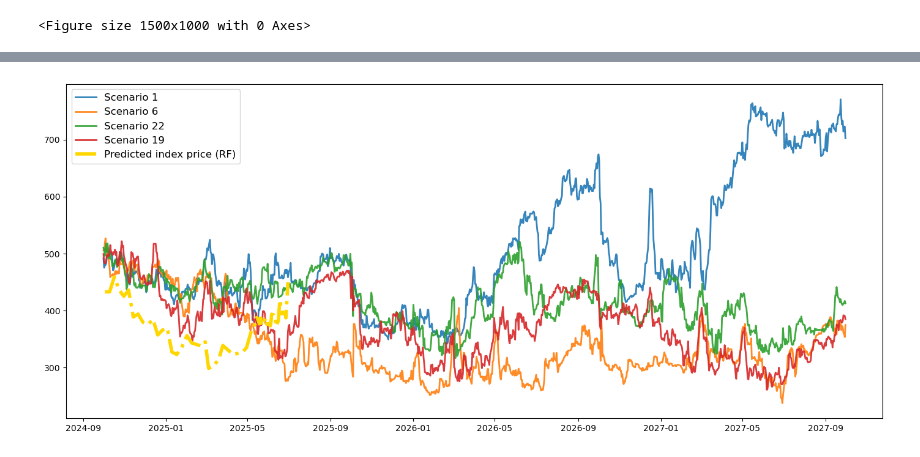
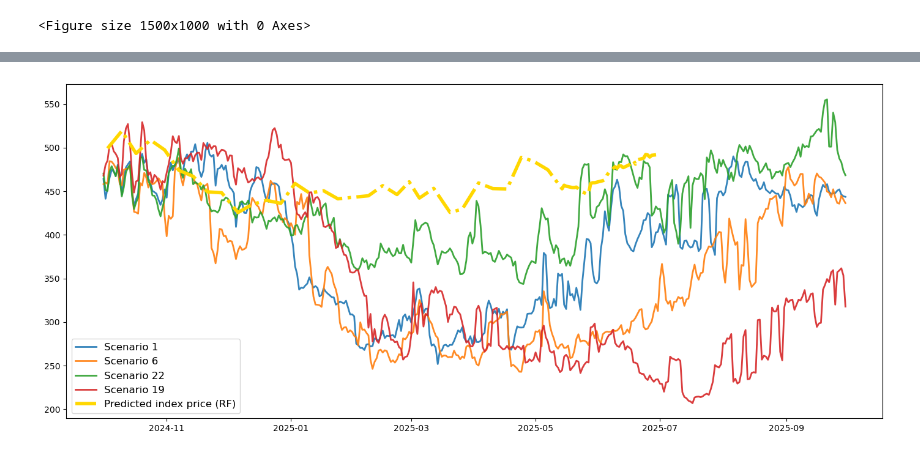
Before and after one commit to dlkency/CALFEWS, a Jupyter notebook: ensemble_pred.ipynb, the cells around one changed output, grey strips where cells are left out. Drawn from its saved outputs; the diff is of its cells as text; code cells hidden in the pictures.

```diff
--- a/ensemble_pred.ipynb
+++ b/ensemble_pred.ipynb
@@ -766,8 +766,8 @@ X = remove_duplicate_columns(X)
 
 
 
-# suffixes = ('_S',  '_allocation', 'dowy', '_SNPK', '_demand','_delivery','_pumping','_Q','_R') #' '_exchanged_GW',
-suffixes = ('dowy','_S', '_R', 'flood_spill','_delivery', '_allocation', '_paper',  '_SNPK', '_pumping', '_demand','_downstream', '_turnout',) # '_Q', '_R',
+# suffixes = ('dowy','_S',  '_allocation', 'dowy', '_SNPK', '_demand','_delivery','_pumping','_Q','_R') #' '_exchanged_GW',
+suffixes = ('dowy','_S', '_Q', '_R', 'flood_spill', '_SNPK',  '_demand','_downstream', ) # '_Q', '_R', '_turnout', '_allocation', '_paper', '_delivery','_pumping',
 # suffixes = ('dowy','_S', '_R', '_delivery', '_allocation', '_SNPK', '_pumping', '_demand', '_downstream', '_turnout', '_flood','flood_spill','flood_deliveries','_paper','_exchanged_GW',) #'_exchanged_GW','_carryover', '_Q', '_paper',
 filtered_columns = [col for col in X.columns if col.endswith(suffixes)]
 X = X[filtered_columns]
@@ -1259,15 +1264,15 @@ plt.show()
 # %%
 plt.figure(figsize=(14, 6))
 scenarios_to_plot = [f'Scenario {i}' for i in [1,6,22,19]]
 for column in scenarios_to_plot:
-    plt.plot(X.index, predictions_df[column], label=column, linewidth=2, alpha=0.9)
+    plt.plot(predictions_df.index, predictions_df[column], label=column, linewidth=2, alpha=0.9)
 plt.plot(pred_shifted_dates, prediction_results['Predicted_RandomForest'], label='Predicted index price (RF)', linestyle='-.', color='gold', linewidth=4)
 plt.tight_layout()
 plt.grid(False)
 plt.legend(fontsize=12)
 plt.show()
 # %% [output]
-[figure, old version]
+[figure, new version]
 # %%
 plt.figure(figsize=(12, 5))
 output_file = os.path.join('results', str(1), 'results.hdf5')
```
Also changed, not shown: parts of 26 cells of this notebook, 41 other files.
